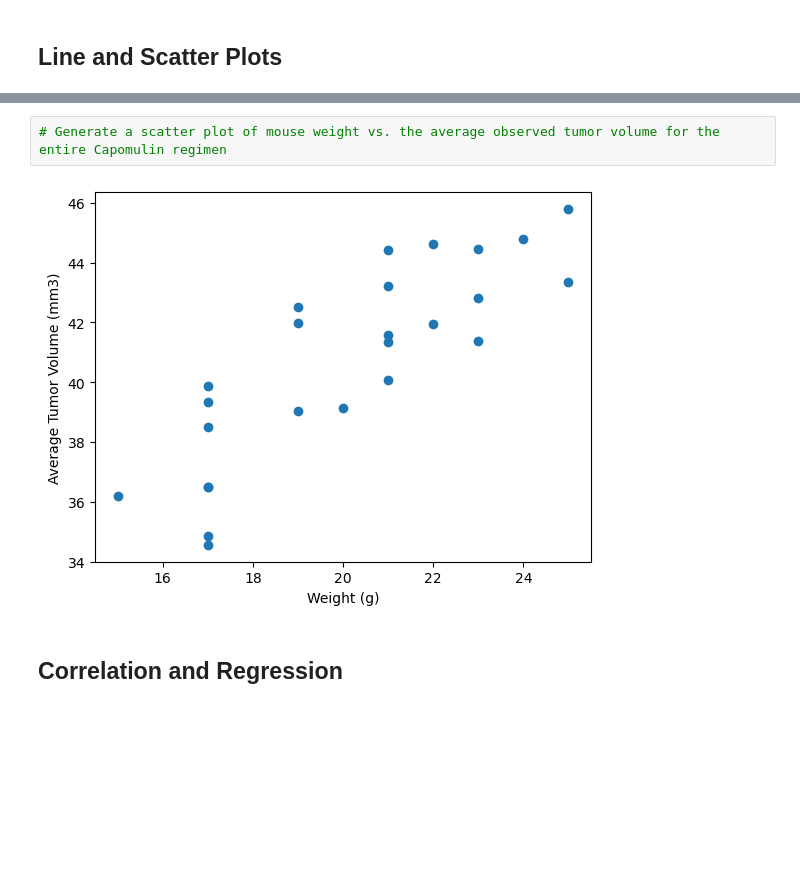
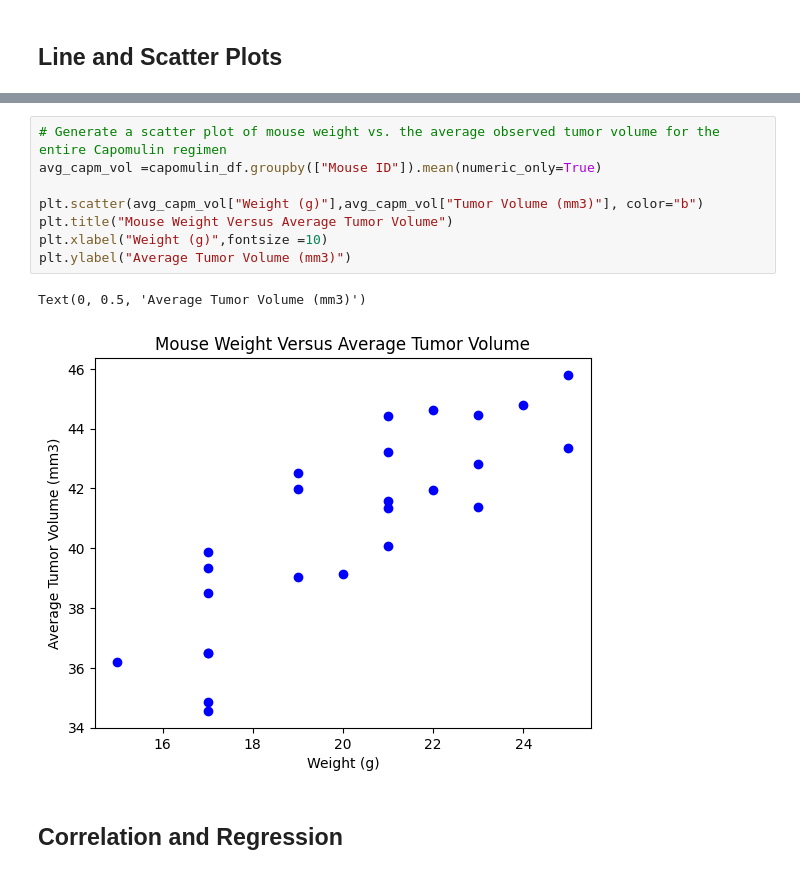
Before and after one commit to echac555/matplotlib_challenge, a Jupyter notebook: Pymaceuticals/pymaceuticals_starter.ipynb, the cells around one changed output, grey strips where cells are left out. Drawn from its saved outputs; the diff is of its cells as text; blank space fills up the shorter version.

```diff
--- a/Pymaceuticals/pymaceuticals_starter.ipynb
+++ b/Pymaceuticals/pymaceuticals_starter.ipynb
@@ -284,6 +298,13 @@ plt.show()
 # %%
 # Generate a scatter plot of mouse weight vs. the average observed tumor volume for the entire Capomulin regimen
+avg_capm_vol =capomulin_df.groupby(["Mouse ID"]).mean(numeric_only=True)
+
+plt.scatter(avg_capm_vol["Weight (g)"],avg_capm_vol["Tumor Volume (mm3)"], color="b")
+plt.title("Mouse Weight Versus Average Tumor Volume")
+plt.xlabel("Weight (g)",fontsize =10)
+plt.ylabel("Average Tumor Volume (mm3)")
 # %% [output]
+Text(0, 0.5, 'Average Tumor Volume (mm3)')
-[figure, old version]
+[figure, new version]
 # %% [markdown]
 ## Correlation and Regression
```
Also changed, not shown: parts of 9 cells of this notebook, 1 other file.
